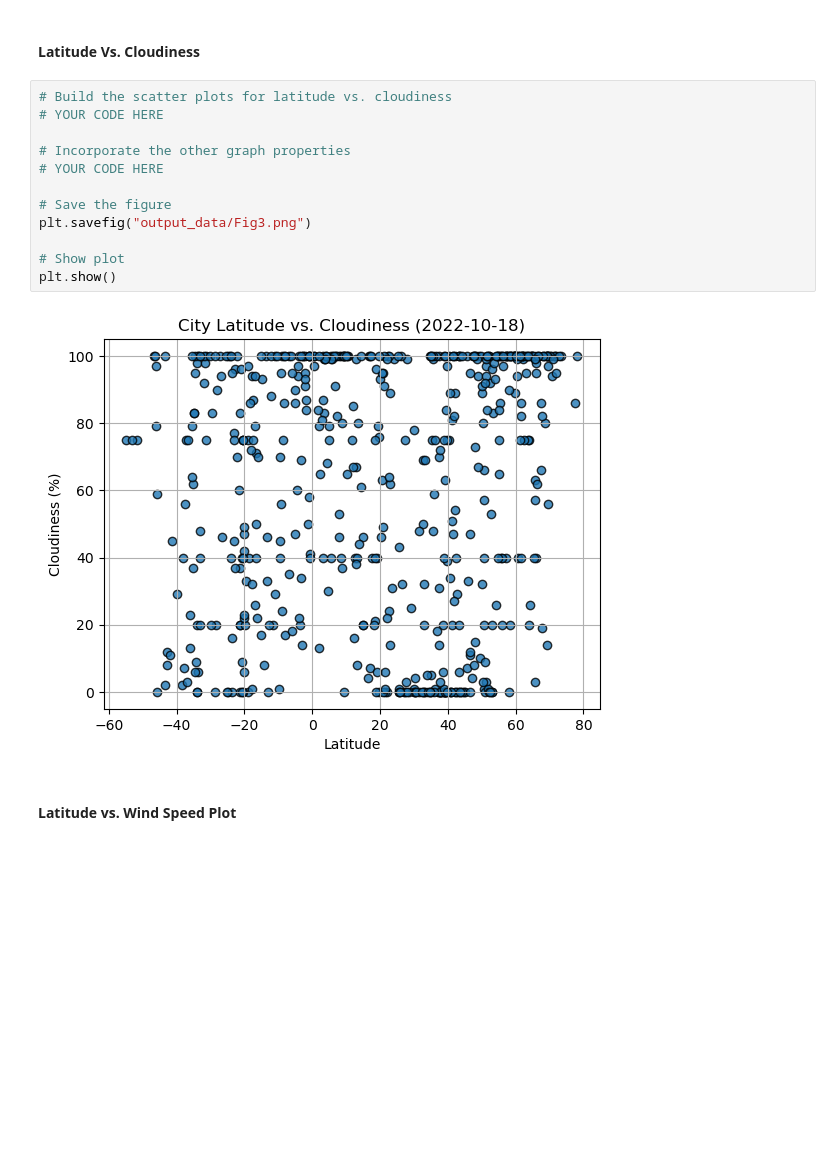
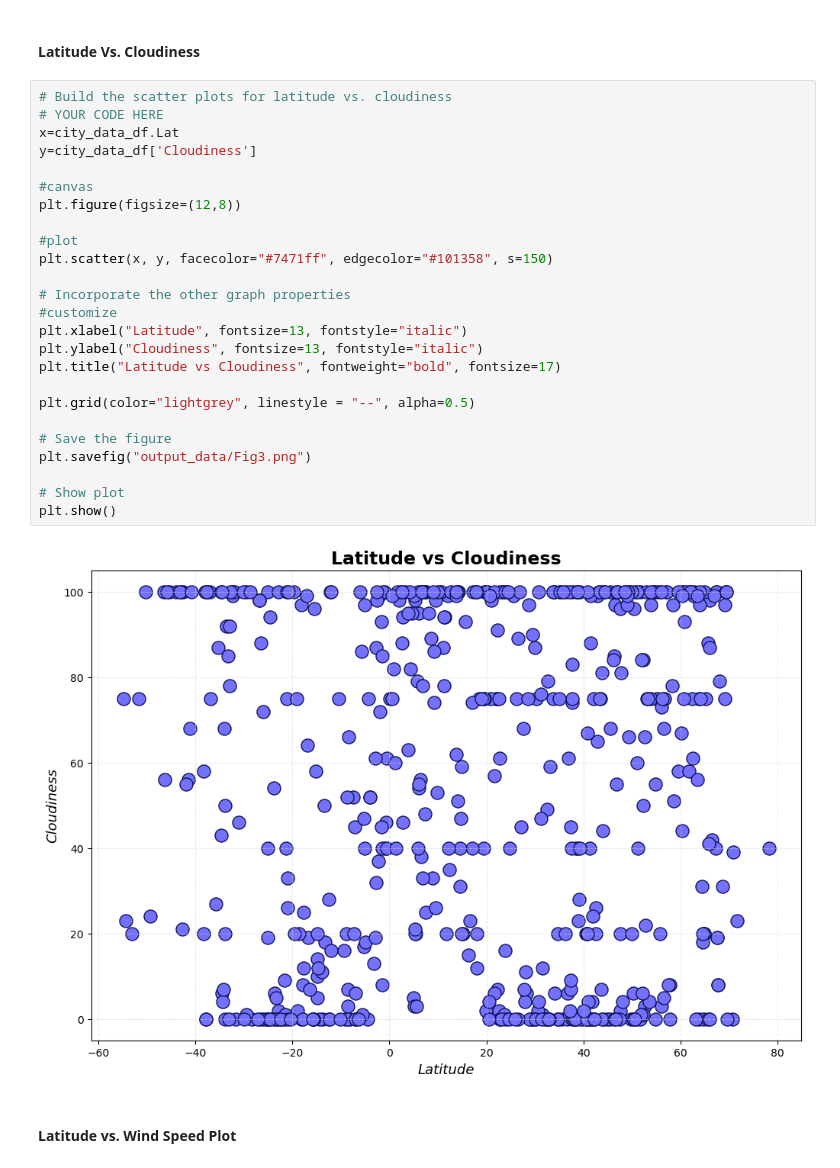
Before and after one commit to kjrebeck/python-api-challenge, a Jupyter notebook: WeatherPy/WeatherPy.ipynb, the cells around one changed output. Cells and saved outputs as stored; diff of their text form; blank space fills up the shorter version.

```diff
--- a/WeatherPy/WeatherPy.ipynb
+++ b/WeatherPy/WeatherPy.ipynb
@@ -222,17 +292,30 @@ plt.show()
 # %%
 # Build the scatter plots for latitude vs. cloudiness
 # YOUR CODE HERE
+x=city_data_df.Lat
+y=city_data_df['Cloudiness']
+
+#canvas
+plt.figure(figsize=(12,8))
+
+#plot
+plt.scatter(x, y, facecolor="#7471ff", edgecolor="#101358", s=150)
 
 # Incorporate the other graph properties
-# YOUR CODE HERE
+#customize
+plt.xlabel("Latitude", fontsize=13, fontstyle="italic")
+plt.ylabel("Cloudiness", fontsize=13, fontstyle="italic")
+plt.title("Latitude vs Cloudiness", fontweight="bold", fontsize=17)
+
+plt.grid(color="lightgrey", linestyle = "--", alpha=0.5)
 
 # Save the figure
 plt.savefig("output_data/Fig3.png")
 
 # Show plot
 plt.show()
 # %% [output]
-[figure, old version]
+[figure, new version]
 # %% [markdown]
 #### Latitude vs. Wind Speed Plot
 # %%
```
Also changed, not shown: parts of 38 cells of this notebook, 7 other files.
